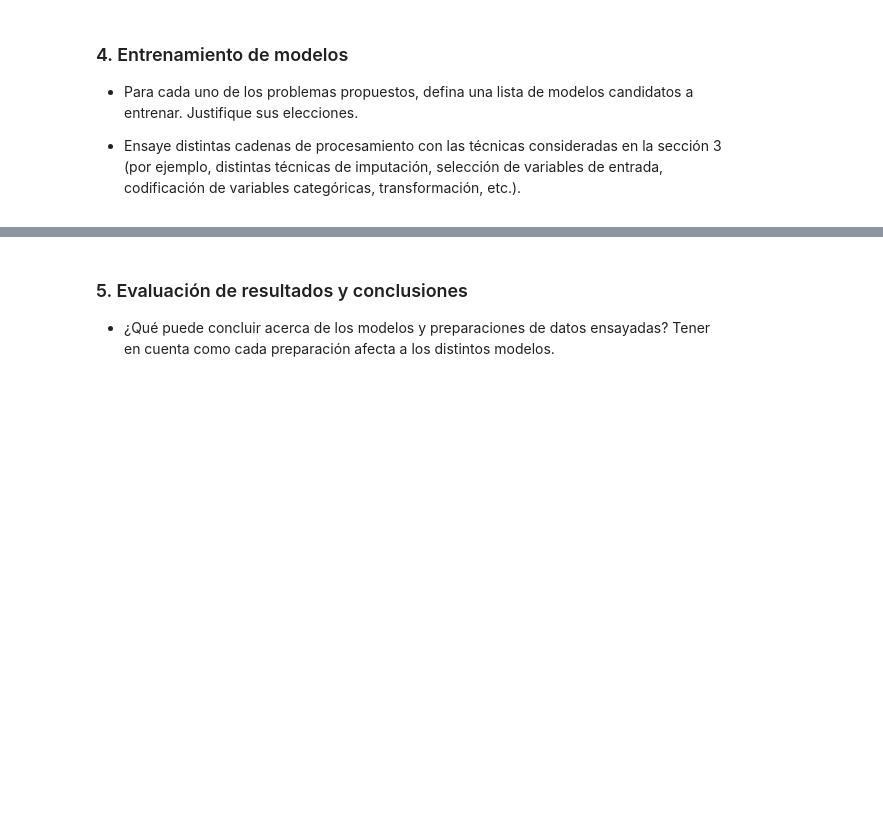
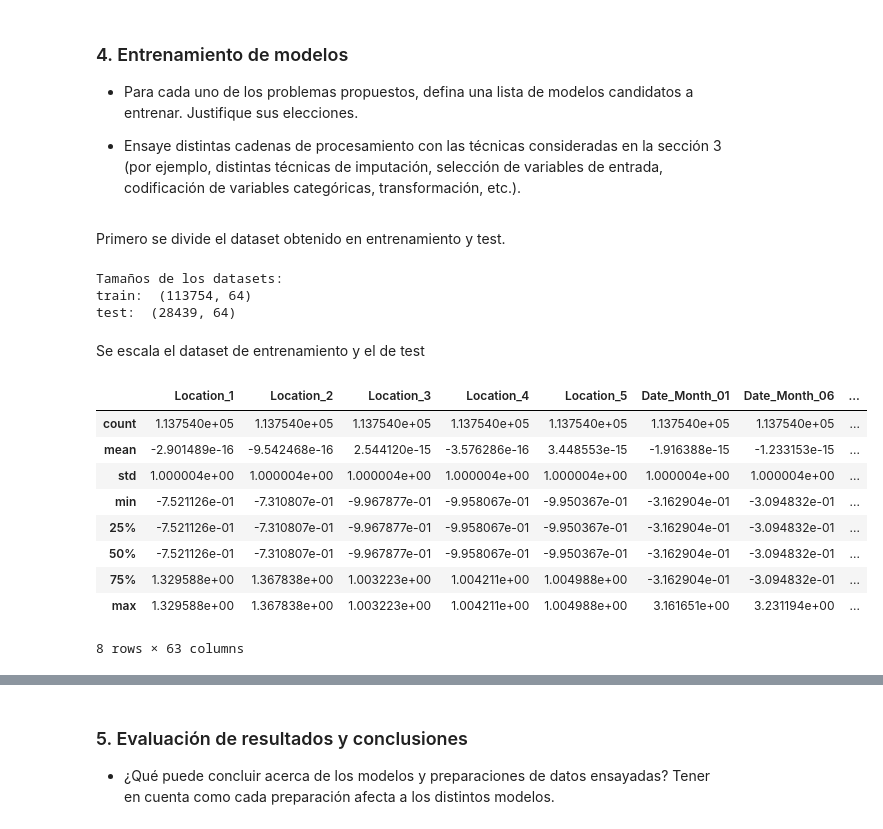
Before and after one commit to GonzaloRomeroR/CEIA, a Jupyter notebook: intro_ia/TP/TP.ipynb, the cells around one changed output, grey strips where cells are left out. Saved outputs shown, nothing was run; the diff lists cells and outputs as text; code cells hidden in the pictures; blank space fills up the shorter version.

```diff
--- a/intro_ia/TP/TP.ipynb
+++ b/intro_ia/TP/TP.ipynb
@@ -714,3 +719,29 @@ Columnas a eliminar:  Index(['Date_Month_02', 'WindDir9am_NE', 'Date_Month_03',
 - Para cada uno de los problemas propuestos, defina una lista de modelos candidatos a entrenar. Justifique sus elecciones.
 
 - Ensaye distintas cadenas de procesamiento con las técnicas consideradas en la sección 3 (por ejemplo, distintas técnicas de imputación, selección de variables de entrada, codificación de variables categóricas, transformación, etc.).
+# %% [markdown]
+Primero se divide el dataset obtenido en entrenamiento y test.
+# %%
+# Se separan los datos en train 80 %, validation 0 % y test 20 %
+train_proportion = 0.8
+val_proportion = 0.0
+test_proportion = 0.2
+
+# Se obtienen los datasets de entranamiento, validación y test
+train, _, test = split_dataset(weather_filtered, proportions=[train_proportion, val_proportion, test_proportion])
+
+Y_train = train["RainTomorrow"].to_frame().copy()
+X_train = train.drop(["RainTomorrow"], axis=1).copy()
+
+Y_test = test["RainTomorrow"].to_frame().copy()
+X_test = test.drop(["RainTomorrow"], axis=1).copy()
+
+print("Tamaños de los datasets:")
+print("train: ", train.shape)
+print("test: ", test.shape)
+# %% [output]
+Tamaños de los datasets:
+train:  (113754, 64)
+test:  (28439, 64)
+# %% [markdown]
+Se escala el dataset de entrenamiento y el de test
@@ -716,0 +759,13 @@ Columnas a eliminar:  Index(['Date_Month_02', 'WindDir9am_NE', 'Date_Month_03',
+# %%
+X_train.describe()
+# %% [output]
+|  | Location_1 | Location_2 | Location_3 | Location_4 | Location_5 | Date_Month_01 | Date_Month_06 | ... |
+| count | 1.137540e+05 | 1.137540e+05 | 1.137540e+05 | 1.137540e+05 | 1.137540e+05 | 1.137540e+05 | 1.137540e+05 | ... |
+| mean | -2.901489e-16 | -9.542468e-16 | 2.544120e-15 | -3.576286e-16 | 3.448553e-15 | -1.916388e-15 | -1.233153e-15 | ... |
+| std | 1.000004e+00 | 1.000004e+00 | 1.000004e+00 | 1.000004e+00 | 1.000004e+00 | 1.000004e+00 | 1.000004e+00 | ... |
+| min | -7.521126e-01 | -7.310807e-01 | -9.967877e-01 | -9.958067e-01 | -9.950367e-01 | -3.162904e-01 | -3.094832e-01 | ... |
+| 25% | -7.521126e-01 | -7.310807e-01 | -9.967877e-01 | -9.958067e-01 | -9.950367e-01 | -3.162904e-01 | -3.094832e-01 | ... |
+| 50% | -7.521126e-01 | -7.310807e-01 | -9.967877e-01 | -9.958067e-01 | -9.950367e-01 | -3.162904e-01 | -3.094832e-01 | ... |
+| 75% | 1.329588e+00 | 1.367838e+00 | 1.003223e+00 | 1.004211e+00 | 1.004988e+00 | -3.162904e-01 | -3.094832e-01 | ... |
+| max | 1.329588e+00 | 1.367838e+00 | 1.003223e+00 | 1.004211e+00 | 1.004988e+00 | 3.161651e+00 | 3.231194e+00 | ... |
+8 rows × 63 columns
```
Also changed, not shown: parts of 8 cells of this notebook.
